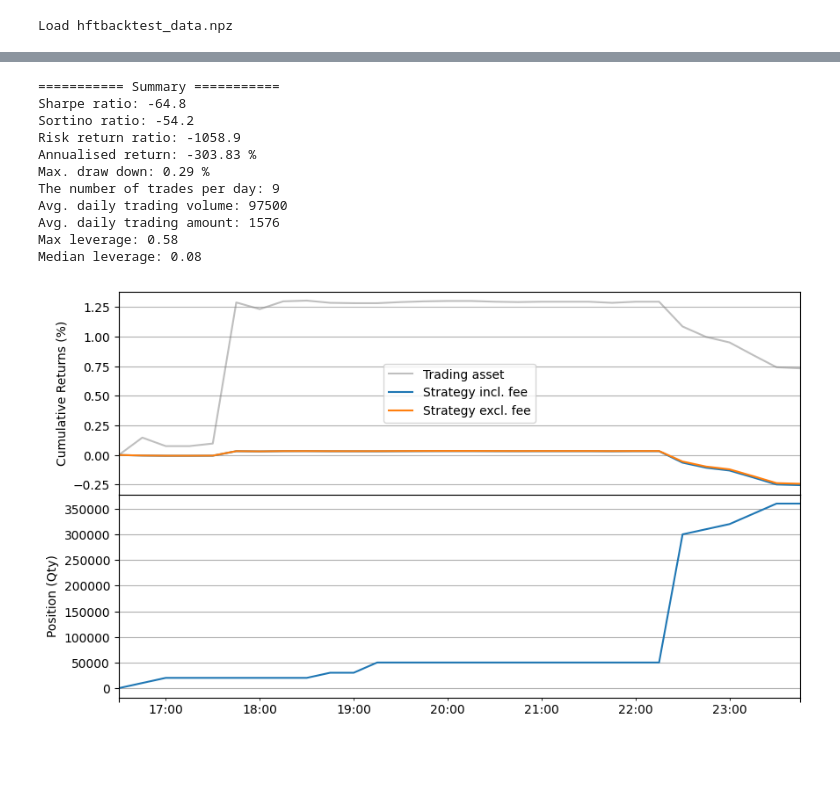
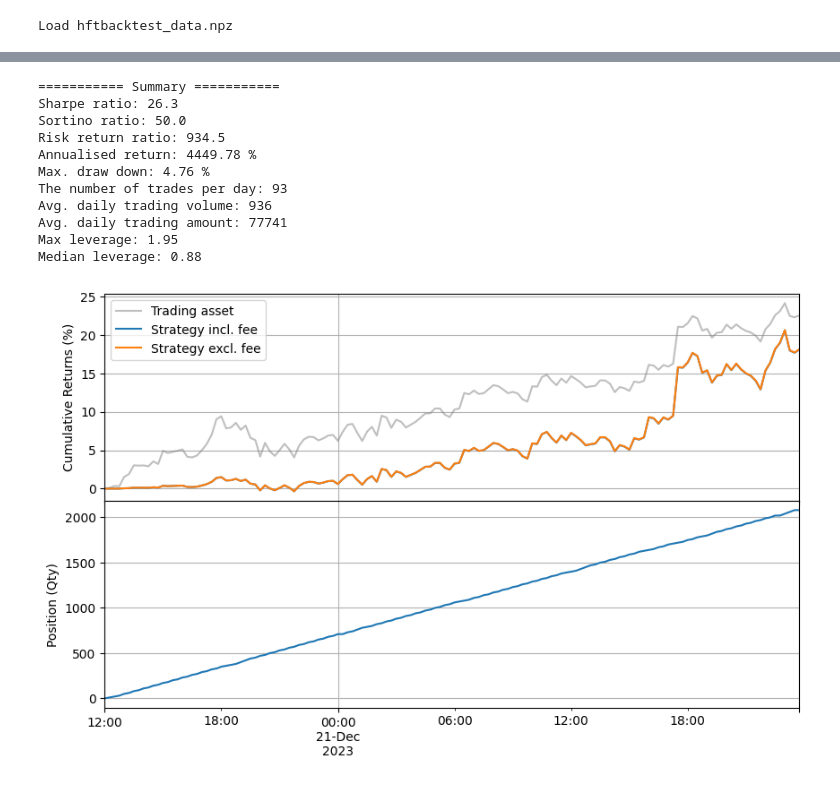
Before and after one commit to crypto-lake/analysis-sharing, a Jupyter notebook: hftbacktest.ipynb, the cells around one changed output, grey strips where cells are left out. Saved outputs shown, nothing was run; the diff lists cells and outputs as text; code cells hidden in the pictures; blank space fills up the shorter version.

```diff
--- a/hftbacktest.ipynb
+++ b/hftbacktest.ipynb
@@ -89,7 +111,7 @@ book.iloc[0].origin_time.value
 # %%
 hbt = hftbacktest.HftBacktest(
     'hftbacktest_data.npz',
-    tick_size=0.000001,   # Tick size of a target trading asset
+    tick_size=0.01,   # Tick size of a target trading asset
     lot_size=1,    # Lot size of a target trading asset, minimum trading unit.
     maker_fee=0.0002, # 0.02%, Maker fee, rebates if it is negative.
     taker_fee=0.0007, # 0.07%, Taker fee.
@@ -152,16 +177,16 @@ timestamp_s: 1667347196.0 , best_bid: 0.016112 , best_ask: 0.016118 , position:
 False
 # %%
-stat.summary(capital=10_000, resample='15min')
+stat.summary(capital=100_000, resample='15min')
 # %% [output]
 =========== Summary ===========
-Sharpe ratio: -64.8
-Sortino ratio: -54.2
-Risk return ratio: -1058.9
-Annualised return: -303.83 %
-Max. draw down: 0.29 %
-The number of trades per day: 9
-Avg. daily trading volume: 97500
-Avg. daily trading amount: 1576
-Max leverage: 0.58
-Median leverage: 0.08
+Sharpe ratio: 26.3
+Sortino ratio: 50.0
+Risk return ratio: 934.5
+Annualised return: 4449.78 %
+Max. draw down: 4.76 %
+The number of trades per day: 93
+Avg. daily trading volume: 936
+Avg. daily trading amount: 77741
+Max leverage: 1.95
+Median leverage: 0.88
-[figure, old version]
+[figure, new version]
```
Also changed, not shown: parts of 11 cells of this notebook, 1 other file.
